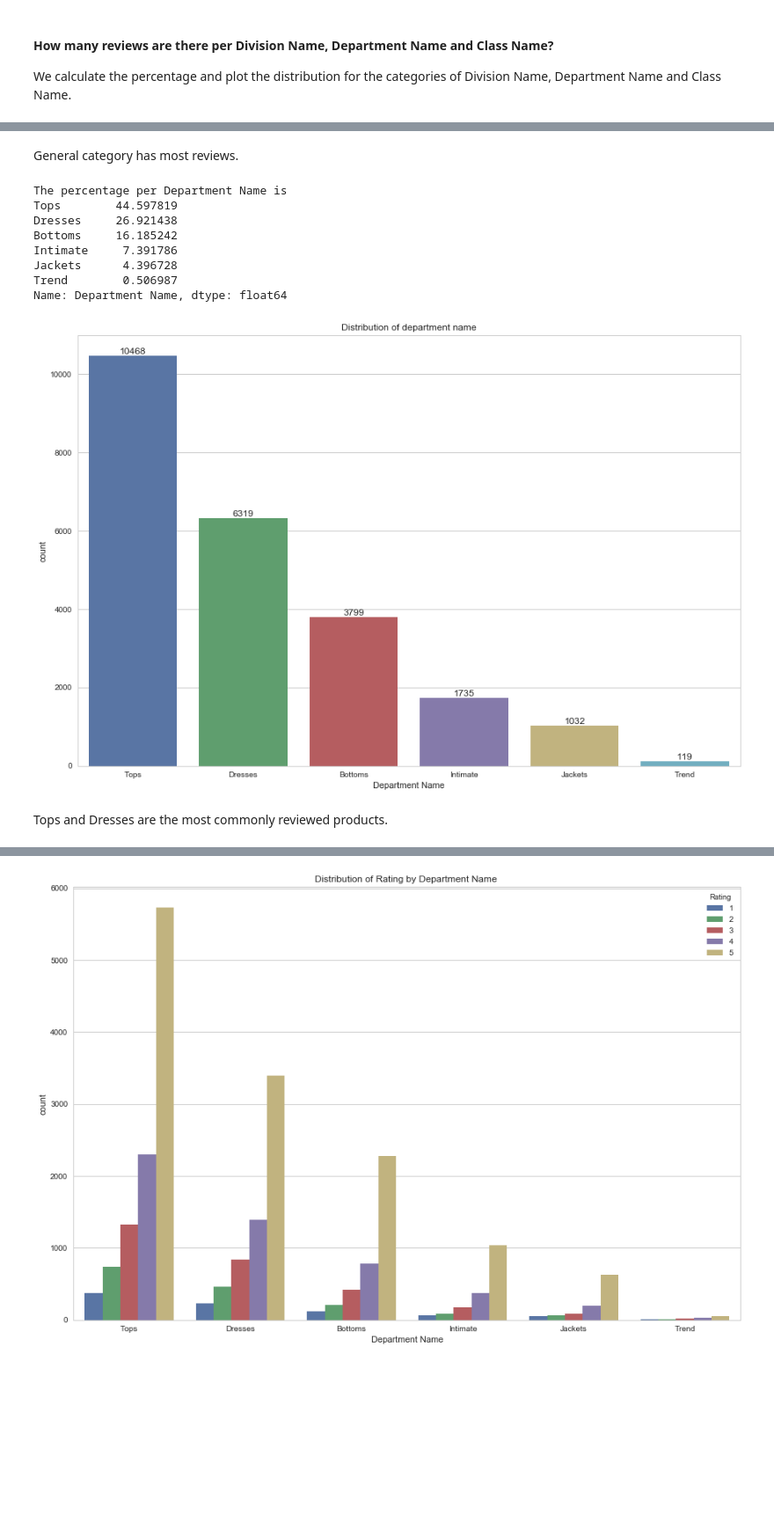
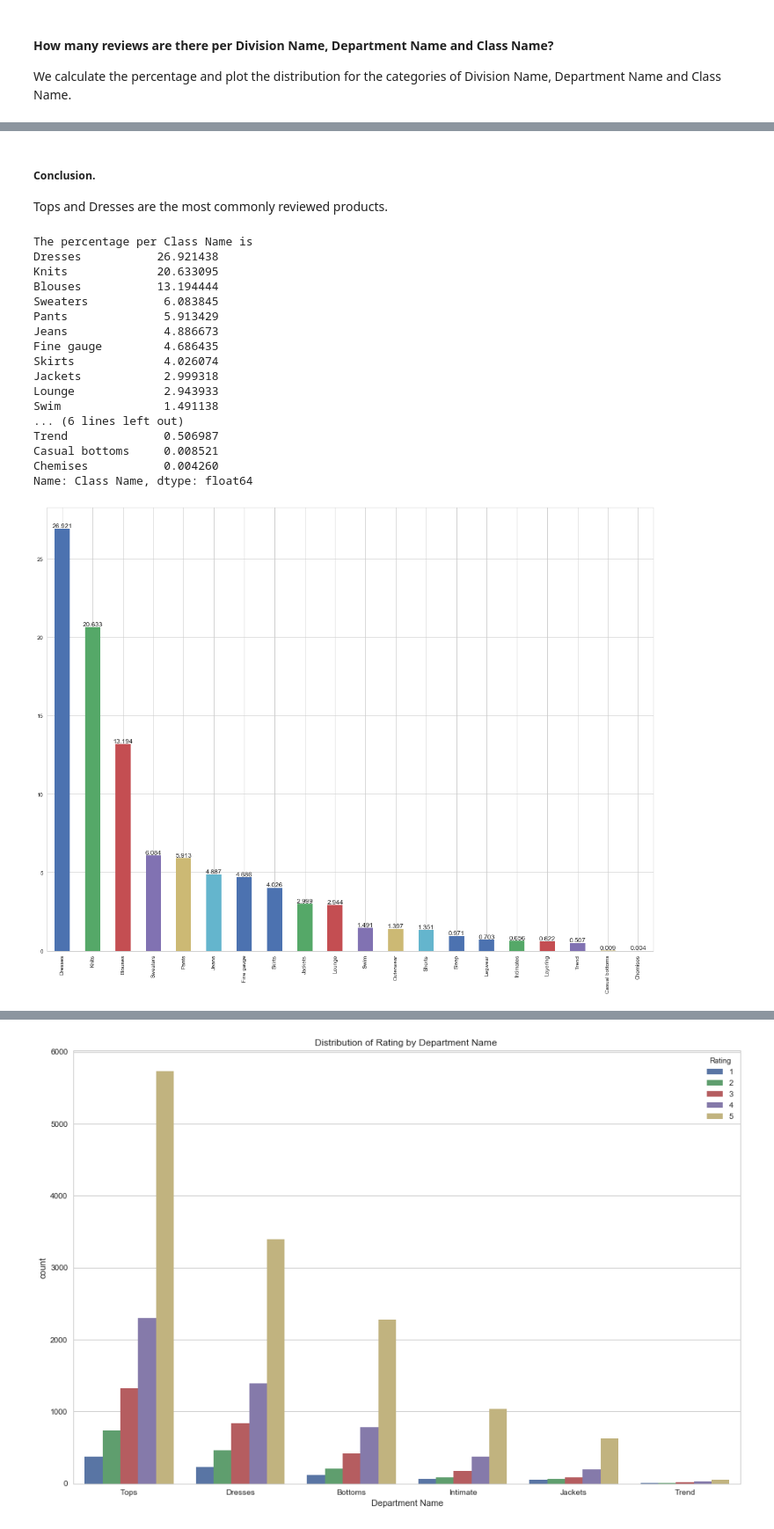
Before and after one commit to LisaB83/Analysis-on-e-commerce-reviews, a Jupyter notebook: Capstone_Project_EDA.ipynb, the cells around one changed output, grey strips where cells are left out. Shown at 88% size. Drawn from its saved outputs; the diff is of its cells as text; code cells hidden in the pictures; blank space fills up the shorter version.

```diff
--- a/Capstone_Project_EDA.ipynb
+++ b/Capstone_Project_EDA.ipynb
@@ -401,35 +426,41 @@ plt.show()
-# %% [markdown]
-General category has most reviews.
+# %% [markdown]
+##### Conclusion.
+Tops and Dresses are the most commonly reviewed products.
 # %%
-#Calculate the percentage of Department Name
+#Calculate the percentage of Class Name
 
-x=rev['Department Name'].value_counts()
-y = rev['Department Name'].value_counts().sum()
-perc_Department_Name = x.div(y, level='Department Name') * 100
+x=rev['Class Name'].value_counts()
+y = rev['Class Name'].value_counts().sum()
+perc_Class_Name = x.div(y, level='Class Name') * 100
 
-print ("The percentage per Department Name is \n" + str(perc_Department_Name))
+print ("The percentage per Class Name is \n" + str(perc_Class_Name))
+
+plt.subplots(figsize=(20,15))
+plt.xticks(rotation=90)
+ax = perc_Class_Name.plot(kind='bar')
+x=round(perc_Class_Name, 3)
+rects = ax.patches
+labels = x.values
+for rect, label in zip(rects, labels):
+    height = rect.get_height()
+    ax.text(rect.get_x() + rect.get_width()/2, height, label, ha='center', va='bottom')
+plt.show()
 # %% [output]
-The percentage per Department Name is
-Tops        44.597819
-Dresses     26.921438
-Bottoms     16.185242
-Intimate     7.391786
-Jackets      4.396728
-Trend        0.506987
-Name: Department Name, dtype: float64
+The percentage per Class Name is
+Dresses           26.921438
+Knits             20.633095
+Blouses           13.194444
+Sweaters           6.083845
+Pants              5.913429
+Jeans              4.886673
+Fine gauge         4.686435
+Skirts             4.026074
+Jackets            2.999318
+Lounge             2.943933
+Swim               1.491138
+... (6 lines left out)
+Trend              0.506987
+Casual bottoms     0.008521
+Chemises           0.004260
+Name: Class Name, dtype: float64
+[figure, added]
-# %%
-#Check the number of reviews per Department Name
-plt.subplots(figsize=(15,10))
-ax = sns.countplot(x = 'Department Name', data = rev, order = rev['Department Name'].value_counts().index)
-plt.title('Distribution of department name')
-x=rev['Department Name'].value_counts()
-rects = ax.patches
-labels = x.values
-for rect, label in zip(rects, labels):
-    height = rect.get_height()
-    ax.text(rect.get_x() + rect.get_width()/2, height + 5, label, ha='center', va='bottom')
-plt.show()
-# %% [output]
-[figure, removed]
-# %% [markdown]
-Tops and Dresses are the most commonly reviewed products.
```
Also changed, not shown: parts of 47 cells of this notebook.
